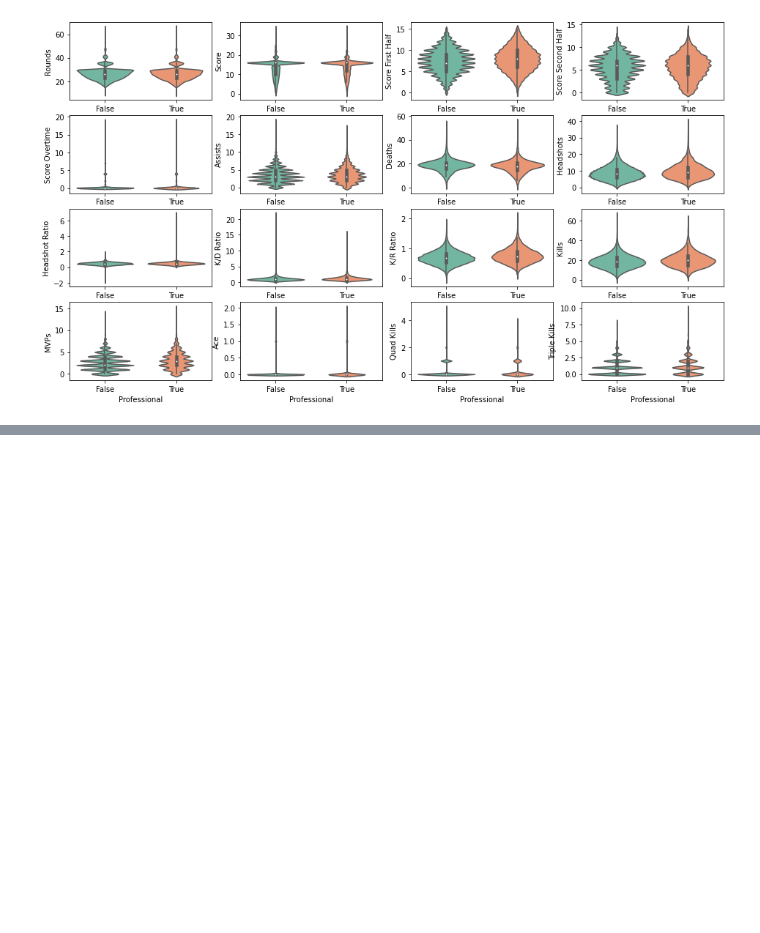
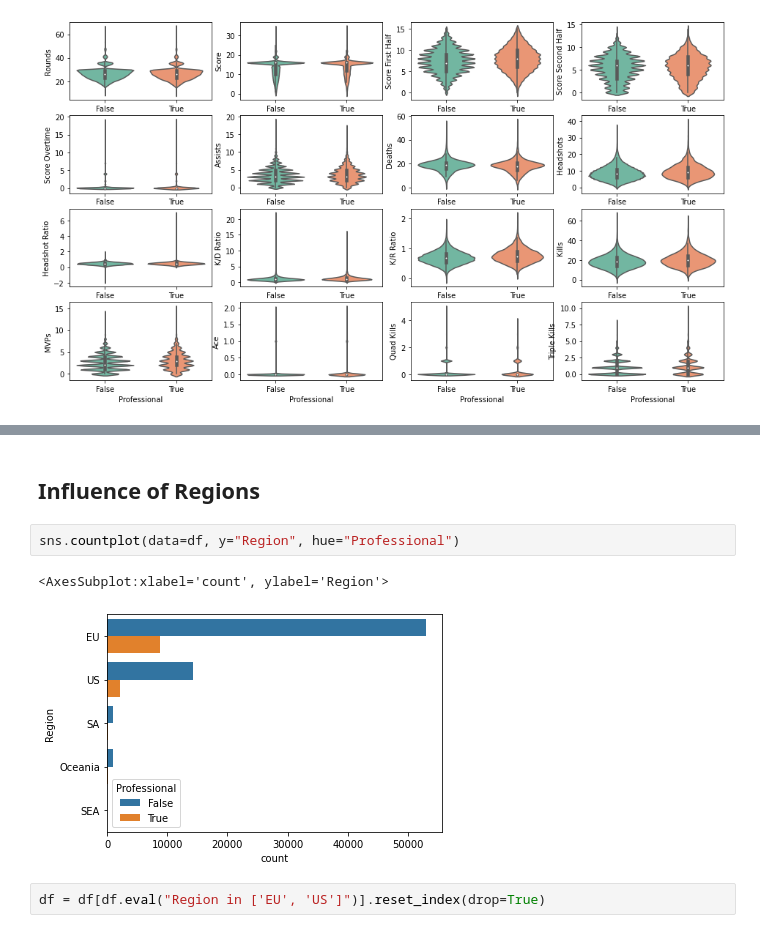
Before and after one commit to relativityhd/csgo-data-analysis, a Jupyter notebook: src/data-exploring.ipynb, the cells around one changed output, grey strips where cells are left out. Drawn from its saved outputs; the diff is of its cells as text; blank space fills up the shorter version.

```diff
--- a/src/data-exploring.ipynb
+++ b/src/data-exploring.ipynb
@@ -130,0 +183,9 @@ for i, column in enumerate(df.select_dtypes(include='number').columns):
+# %% [markdown]
+## Influence of Regions
+# %%
+sns.countplot(data=df, y="Region", hue="Professional")
+# %% [output]
+<AxesSubplot:xlabel='count', ylabel='Region'>
+[figure, added]
+# %%
+df = df[df.eval("Region in ['EU', 'US']")].reset_index(drop=True)
```
Also changed, not shown: parts of 25 cells of this notebook, 6 other files.
